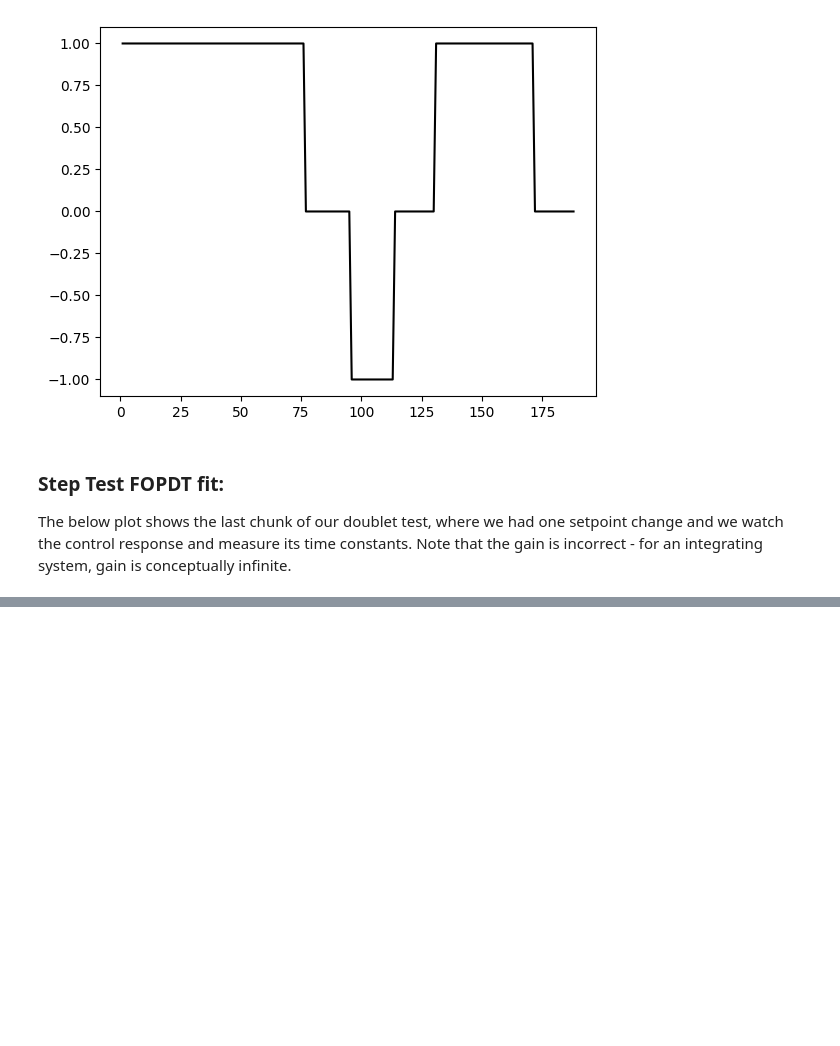
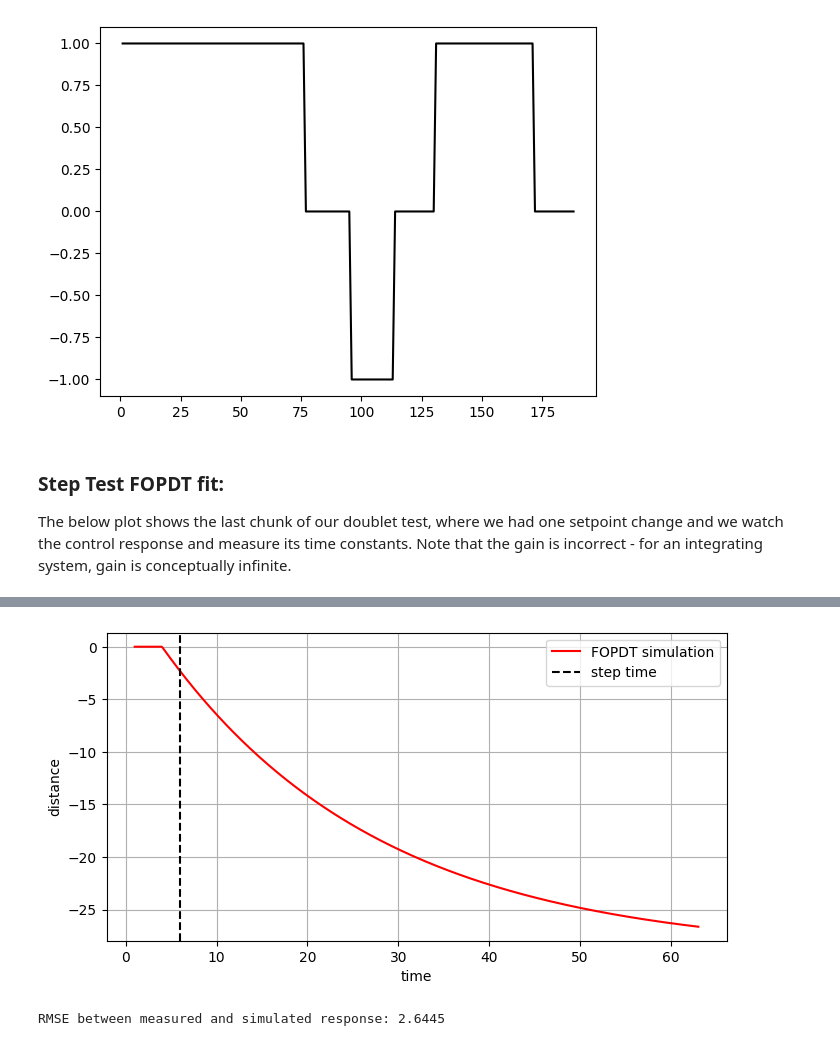
Before and after one commit to andrewlchappell-byte/Controls-Project-Crane-Style, a Jupyter notebook: Plotting with FOPDT.ipynb, the cells around one changed output, grey strips where cells are left out. Drawn from its saved outputs; the diff is of its cells as text; code cells hidden in the pictures; blank space fills up the shorter version.

```diff
--- a/Plotting with FOPDT.ipynb
+++ b/Plotting with FOPDT.ipynb
@@ -181,0 +191,34 @@ Estimated dead time (theta_p) = 10.6991
+# %%
+#we just plotted a fit from the FOPDT model above. It's obvious to me that the model isn't a correct description, but that's fine right now.
+#I'll make a physics based simulation later, I hope. I just need to simulate a step test and turn it in.
+
+# simulate step response using fitted FOPDT params and compare to data
+t_sim = np.linspace(float(t[0]), float(t[-1]), 500)
+y_sim = fopdt(t_sim, gain, tau_p, theta_p, 0, -30)
+
+# plot
+plt.figure(figsize=(8,4))
+# plt.plot(t, y, "b.", label="measured")
+plt.plot(t_sim, y_sim, "r-", label="FOPDT simulation")
+plt.axvline(t_step, color="k", linestyle="--", label="step time")
+plt.xlabel("time")
+plt.ylabel("distance")
+plt.legend()
+plt.grid(True)
+plt.show()
+
+# quantify fit
+y_model_at_data = fopdt(t, gain, tau_p, theta_p, -30, 20)
+rmse = np.sqrt(np.mean((y - y_model_at_data)**2))
+print(f"RMSE between measured and simulated response: {rmse:.4f}")
+#not useful because it only fits against the first data from last time.
+
+
+#I'm strategizing here, this is starting to be more fun and less stress. Sorta. Let's keep chugging.
+# So the current system calls the controller output response equal to the setpoint change - as if it wasn't an integrating system.
+# That's actually an interesting control model, some things should be run that way.
+# but our system needs to follow a different control strategy.
+# Huh, ours is the straight-up simplest control you could ever ask for. It isn't dynamic or really sensing - just a comparator robot.
+# %% [output]
+[figure, added]
+RMSE between measured and simulated response: 2.6445
```
Also changed, not shown: parts of 4 cells of this notebook, 3 other files.
